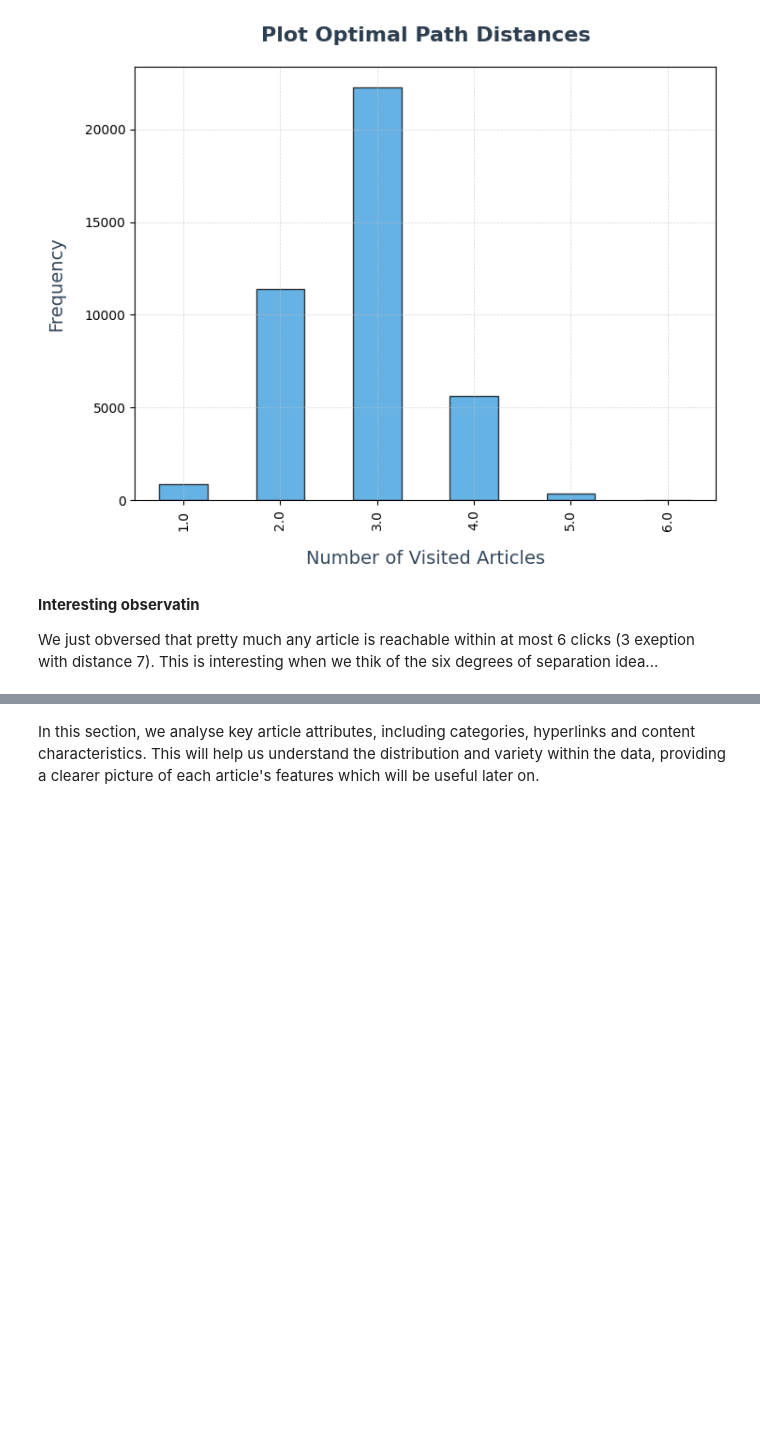
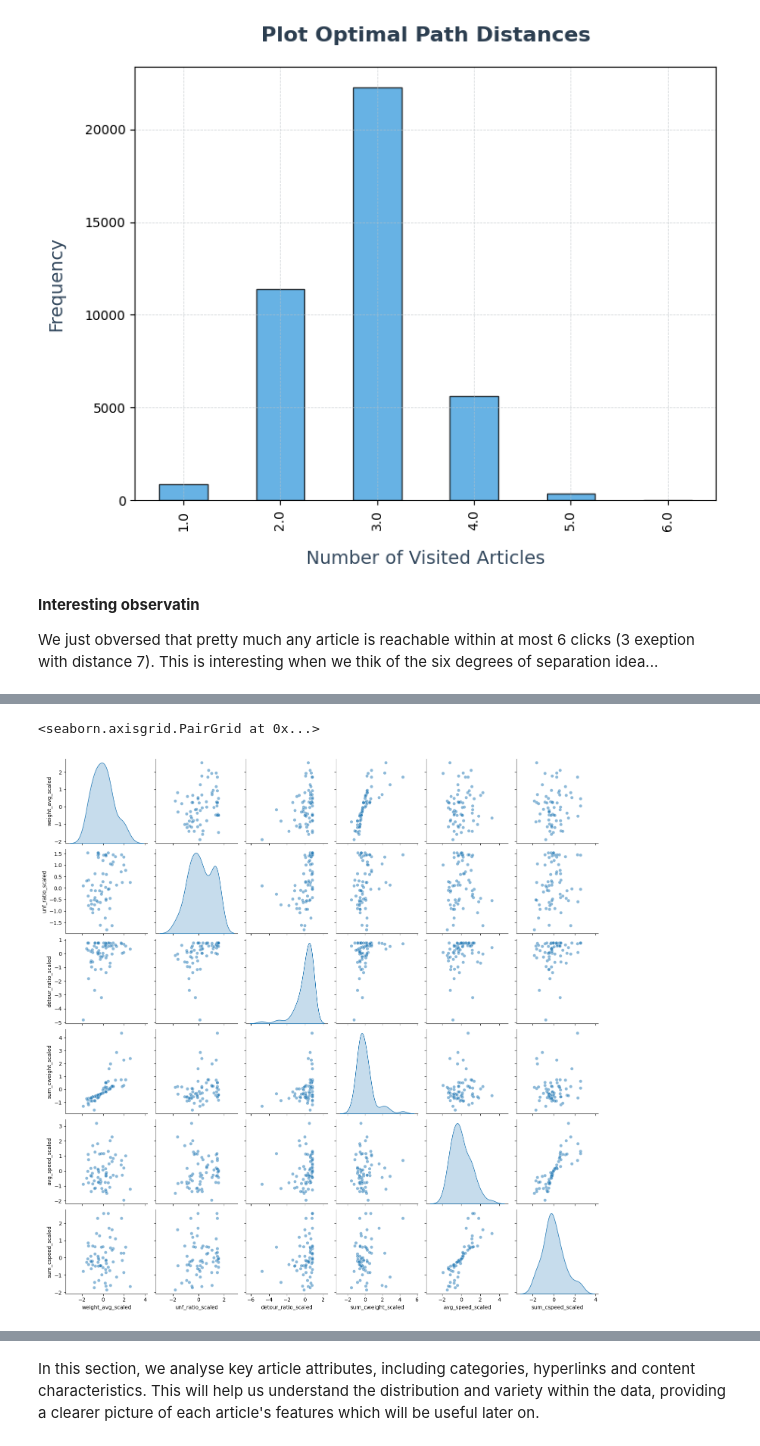
Before and after one commit to epfl-ada/ada-2024-project-adaholiks, a Jupyter notebook: Notebook_P3.ipynb, the cells around one changed output, grey strips where cells are left out. Drawn from its saved outputs; the diff is of its cells as text; code cells hidden in the pictures; blank space fills up the shorter version.

```diff
--- a/Notebook_P3.ipynb
+++ b/Notebook_P3.ipynb
@@ -322,0 +526,6 @@ A total of 2546 paths were removed from the unfinished paths, which represents 7
+# %%
+top_4_scores_df = compute_scores_df(path_filtered_top4_paths,
+                                    pd.concat([path_filtered_top4_paths, unfinished_top4_paths]),
+                                    time_filtered_top4_paths,
+                                    count_cutoff=50,
+                                    scaling='standard')
@@ -322,0 +596,6 @@ A total of 2546 paths were removed from the unfinished paths, which represents 7
+# %%
+# check if there are any NaN values in the dataframes
+plot_scaled_score_correlations(top_4_scores_df)
+# %% [output]
+<seaborn.axisgrid.PairGrid at 0x...>
+[figure, added]
```
Also changed, not shown: parts of 32 cells of this notebook, 5 other files.
